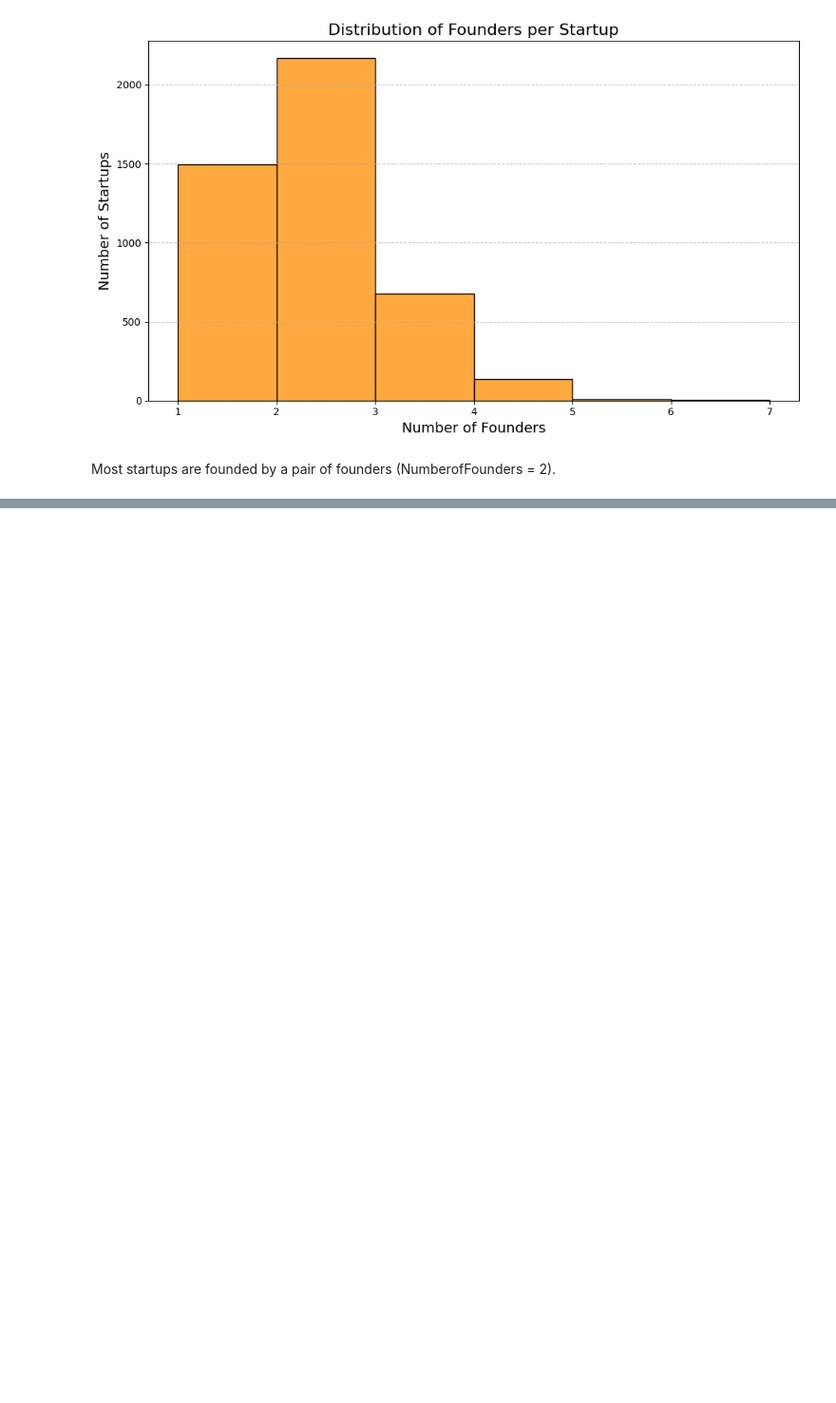
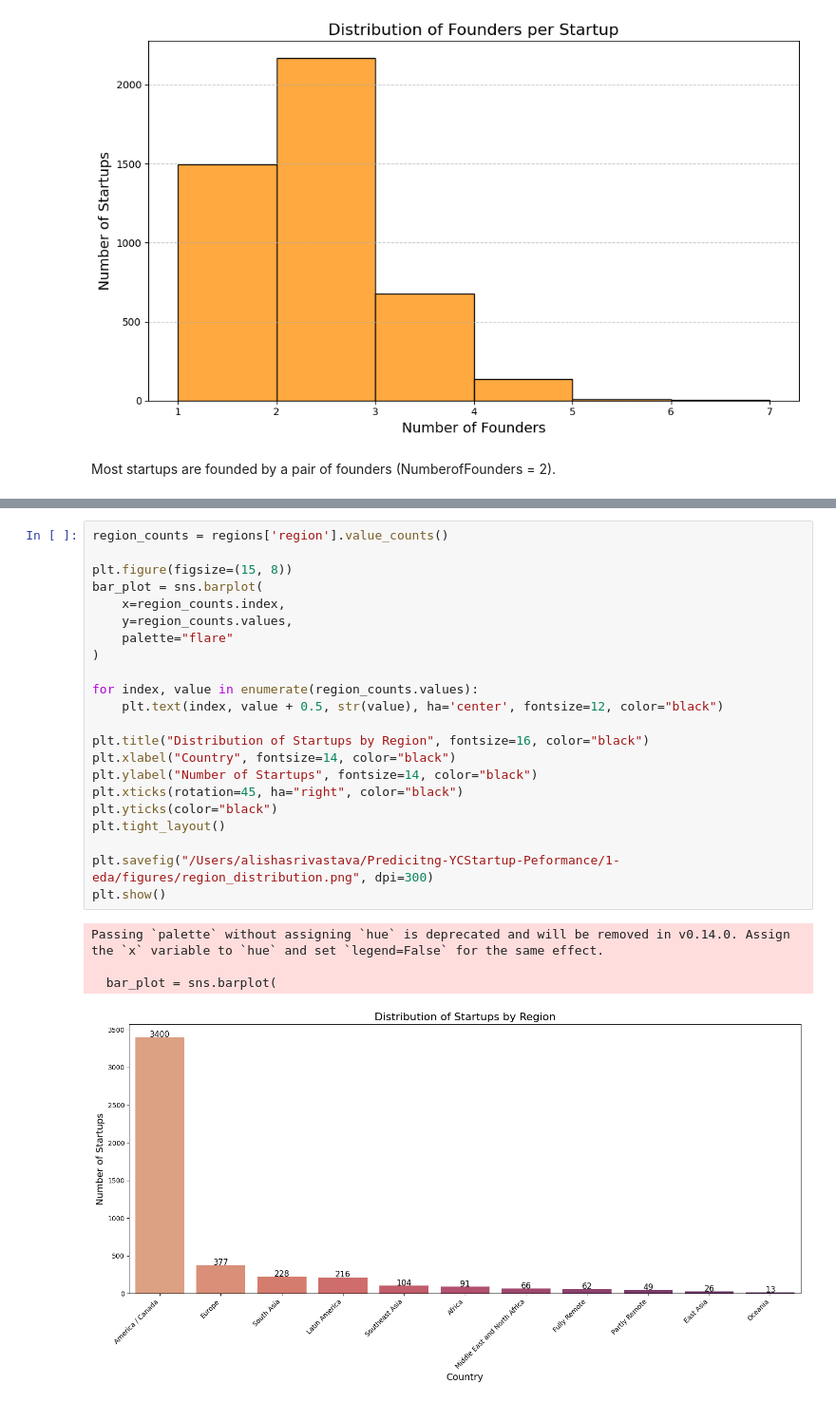
Before and after one commit to alishasrivas/Predicting-YCStartup-Survival, a Jupyter notebook: 1-eda/eda.ipynb, the cells around one changed output, grey strips where cells are left out. Shown: that part at 95% size. Drawn from its saved outputs; the diff is of its cells as text; blank space fills up the shorter version.

Commit message:
Issue #14, cleaned region data

```diff
--- a/1-eda/eda.ipynb
+++ b/1-eda/eda.ipynb
@@ -37,0 +100,27 @@ Most startups are founded by a pair of founders (NumberofFounders = 2).
+# %%
+region_counts = regions['region'].value_counts()
+
+plt.figure(figsize=(15, 8))
+bar_plot = sns.barplot(
+    x=region_counts.index,
+    y=region_counts.values,
+    palette="flare"
+)
+
+for index, value in enumerate(region_counts.values):
+    plt.text(index, value + 0.5, str(value), ha='center', fontsize=12, color="black")
+
+plt.title("Distribution of Startups by Region", fontsize=16, color="black")
+plt.xlabel("Country", fontsize=14, color="black")
+plt.ylabel("Number of Startups", fontsize=14, color="black")
+plt.xticks(rotation=45, ha="right", color="black")
+plt.yticks(color="black")
+plt.tight_layout()
+
+plt.savefig("/Users/alishasrivastava/Predicitng-YCStartup-Peformance/1-eda/figures/region_distribution.png", dpi=300)
+plt.show()
+# %% [output]
+Passing `palette` without assigning `hue` is deprecated and will be removed in v0.14.0. Assign the `x` variable to `hue` and set `legend=False` for the same effect.
+
+  bar_plot = sns.barplot(
+[figure, added]
```
Also changed, not shown: parts of 2 cells of this notebook, 1 other file.
